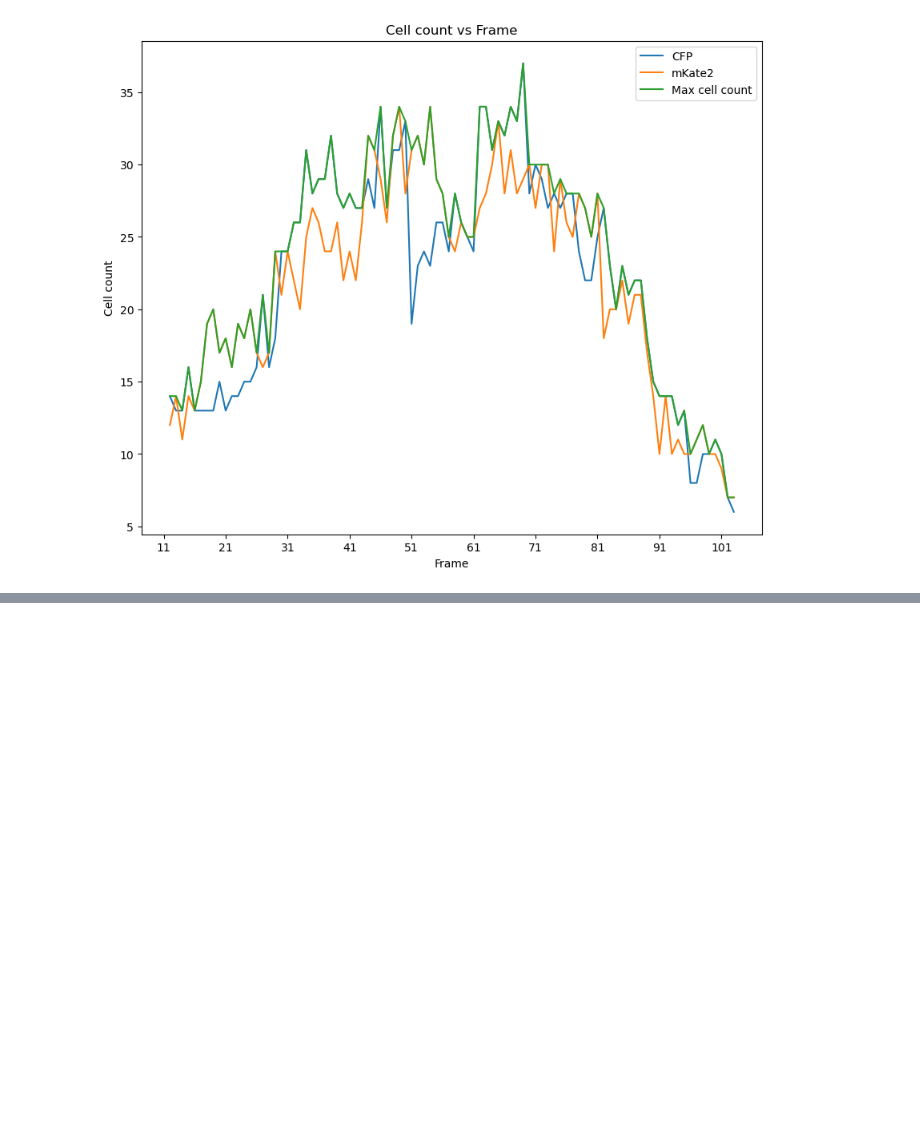
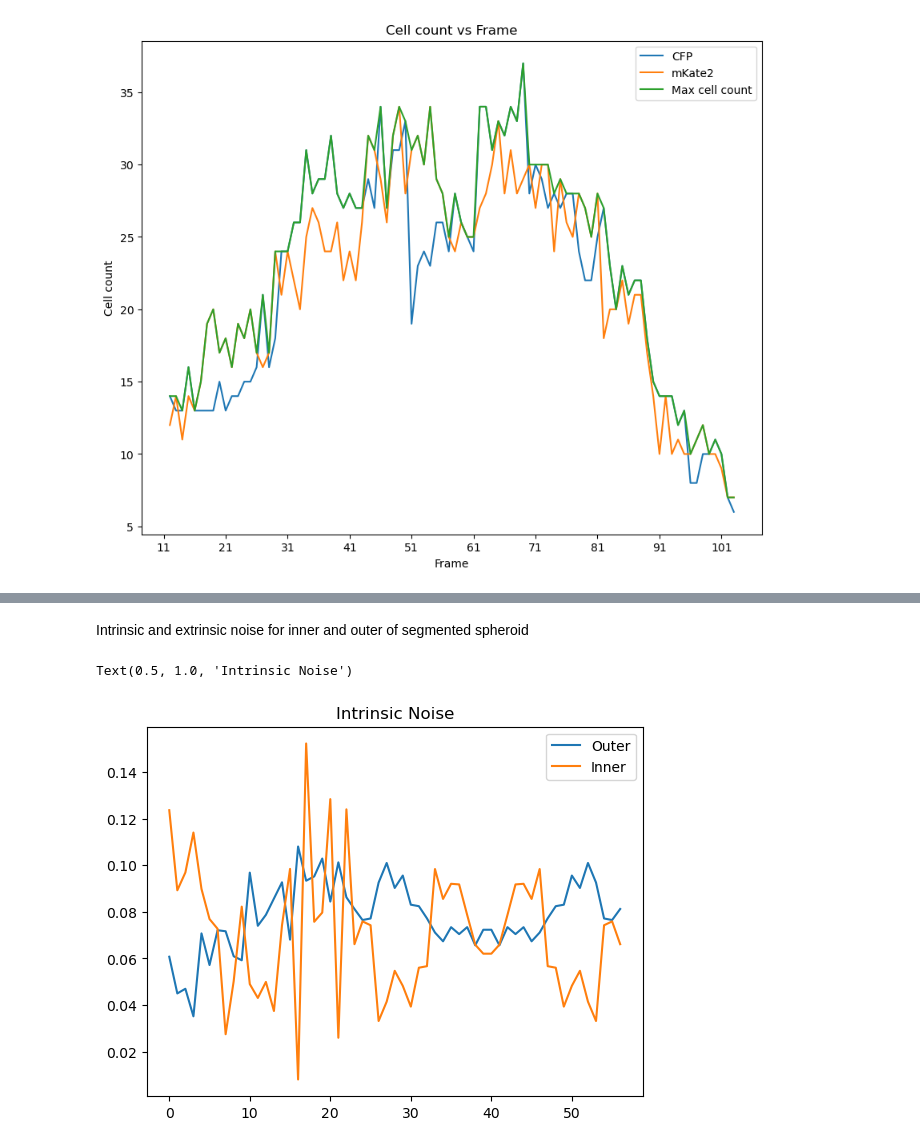
Before and after one commit to degtrdg/spheroid-analysis, a Jupyter notebook: cell_seg_data_aug.ipynb, the cells around one changed output, grey strips where cells are left out. Drawn from its saved outputs; the diff is of its cells as text; code cells hidden in the pictures; blank space fills up the shorter version.

Commit message:
Finish prelim data aug inner and outer seg

```diff
--- a/cell_seg_data_aug.ipynb
+++ b/cell_seg_data_aug.ipynb
@@ -200,0 +352,41 @@ plt.legend()
+# %%
+filenames = np.array([(12+i, 91-i) for i in range(len(red_offset)//2)])
+from library import plots
+max_limit = max(plots.max_limit(red),plots.max_limit(blue))
+# filenames = [i for i in range(12, 92)]
+name_of_file = 'plots/inner_outer_seg.gif'
+plotting_function = inner_outer_scatter
+filenames = filenames
+intrinsics_inner = []
+intrinsics_outer = []
+extrinsics_inner = []
+extrinsics_outer = []
+totals_inner = []
+totals_outer = []
+inner_count = []
+outer_count = []
+data = {}
+data['intrinsics_outer'] = intrinsics_outer
+data['intrinsics_inner'] = intrinsics_inner
+data['extrinsics_outer'] = extrinsics_outer
+data['extrinsics_inner'] = extrinsics_inner
+data['totals_outer'] = totals_outer
+data['totals_inner'] = totals_inner
+data['inner_count'] = inner_count
+data['outer_count'] = outer_count
+data['ellipse_percentage'] = 0.2
+data["lim"] = max_limit
+data["augment"] = True
+plots.create_gif_filenames(name_of_file, plotting_function, filenames, data)
+# plots.create_gif_left_right(name_of_file, plotting_function, 12, 91, [], data, no_images=True)
+# %% [markdown]
+Intrinsic and extrinsic noise for inner and outer of segmented spheroid
+# %%
+# Plot intrinsic_outer and intrinsic_inner
+plt.plot(data['intrinsics_outer'], label='Outer')
+plt.plot(data['intrinsics_inner'], label='Inner')
+plt.legend()
+plt.title('Intrinsic Noise')
+# %% [output]
+Text(0.5, 1.0, 'Intrinsic Noise')
+[figure, added]
```
Also changed, not shown: parts of 12 cells of this notebook, 6 other files.
